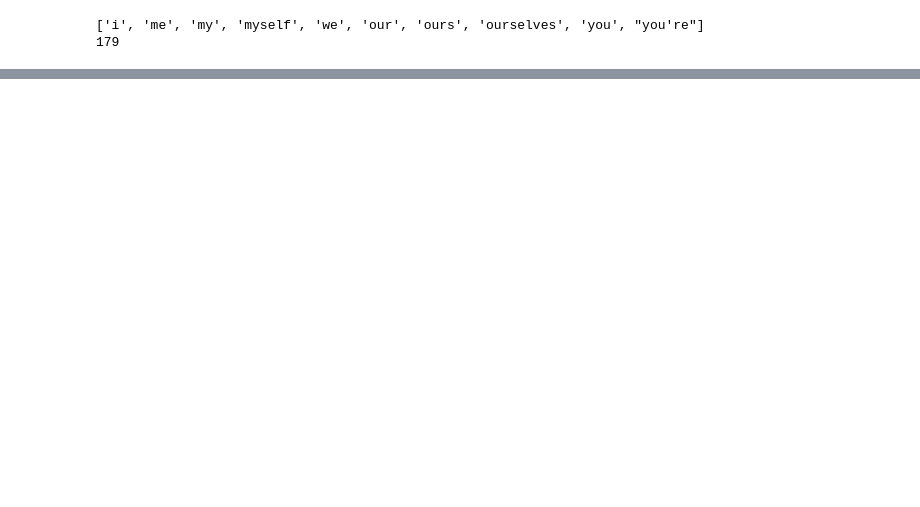
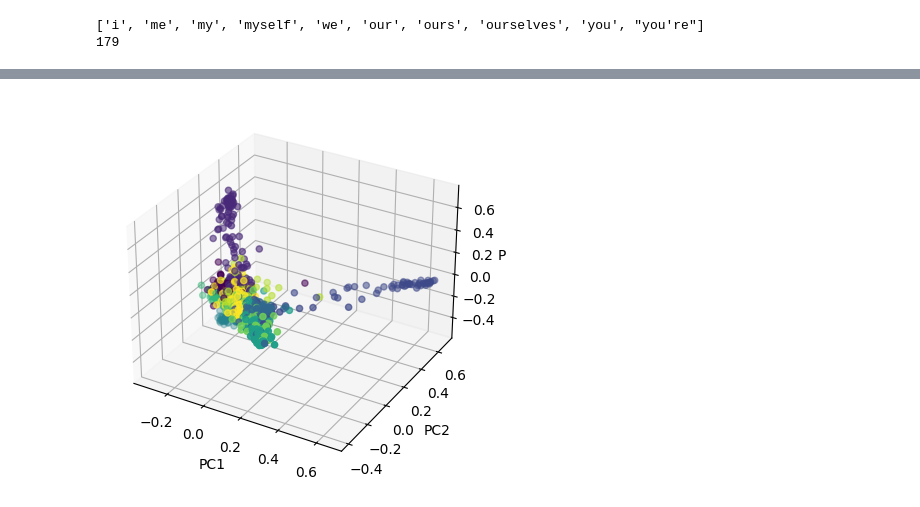
Before and after one commit to kazuki3087/clustering, a Jupyter notebook: src/clustering_1.ipynb, the cells around one changed output, grey strips where cells are left out. Cells and saved outputs as stored; diff of their text form; code cells hidden in the pictures; blank space fills up the shorter version.

```diff
--- a/src/clustering_1.ipynb
+++ b/src/clustering_1.ipynb
@@ -198,0 +238,43 @@ scikit-learnのvectorizerとkmeansにはたくさんのハイパーパラメー
+# %%
+# 正解データを可視化
+from sklearn.feature_extraction.text import TfidfVectorizer
+from sklearn.cluster import KMeans
+from sklearn.decomposition import PCA
+import matplotlib.pyplot as plt
+from mpl_toolkits.mplot3d import Axes3D
+
+# クラスタリングと主成分分析の関数
+def cluster_and_visualize(texts):
+    # テキストデータのベクトル化
+    vectorizer = TfidfVectorizer(max_features=200, token_pattern=u'(?u)\\b\\w+\\b' )
+    X = vectorizer.fit_transform(texts)
+
+    # クラスタリングの実行
+    kmeans = KMeans(n_clusters=10)  # クラスタ数を指定
+    clusters = kmeans.fit_predict(X)
+
+    # 主成分分析の実行
+    pca = PCA(n_components=3)  # 3次元に変換
+    reduced_features = pca.fit_transform(X.toarray())
+
+    # 可視化
+    fig = plt.figure()
+    ax = fig.add_subplot(111, projection='3d')
+    ax.scatter(reduced_features[:, 0], reduced_features[:, 1], reduced_features[:, 2], c=label_list)
+    ax.set_xlabel('PC1')
+    ax.set_ylabel('PC2')
+    ax.set_zlabel('PC3')
+    plt.show()
+
+# サンプルの文章データ
+texts = [
+    "This is the first document.",
+    "This document is the second document.",
+    "And this is the third one.",
+    "Is this the first document?"
+]
+
+# クラスタリングと可視化の実行
+cluster_and_visualize(pre_docs)
+# %% [output]
+[figure, added]
```
Also changed, not shown: parts of 33 cells of this notebook.
